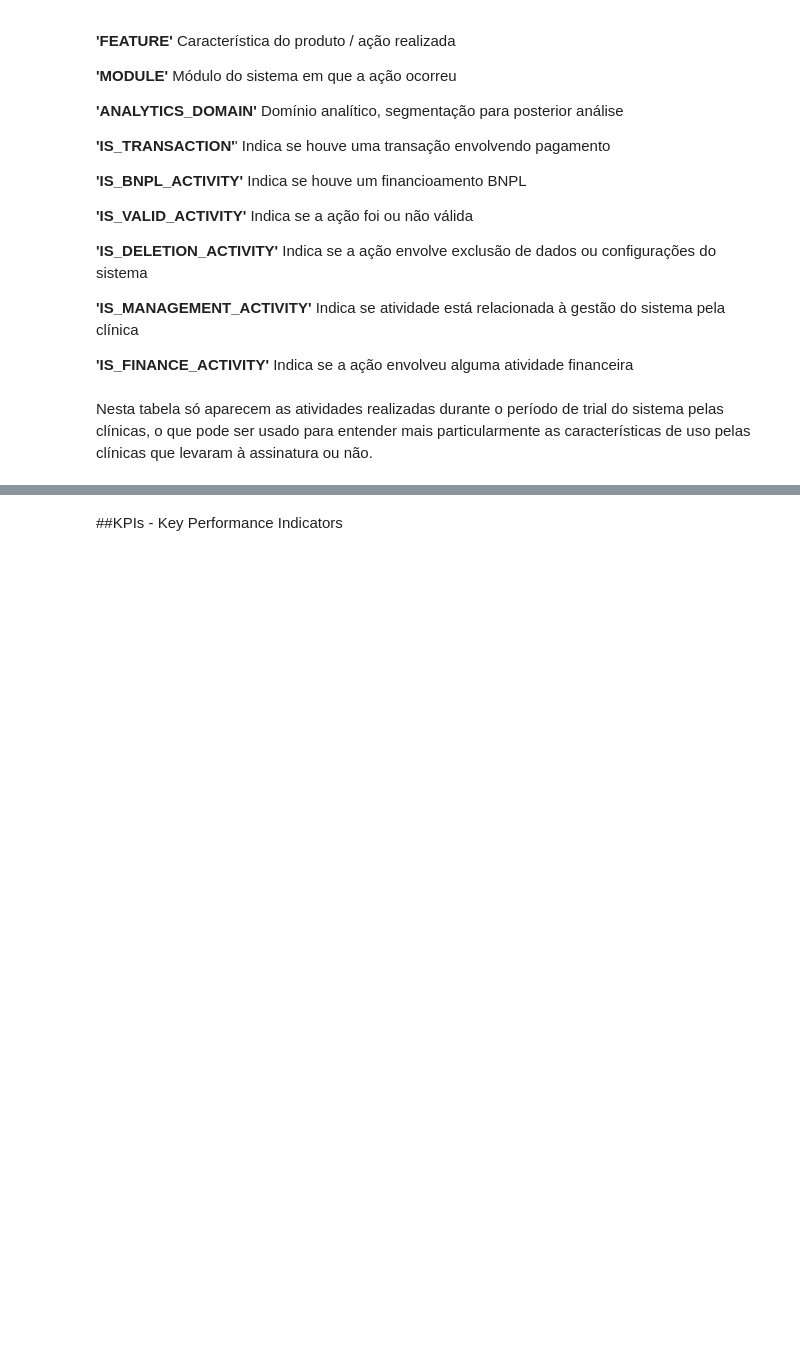
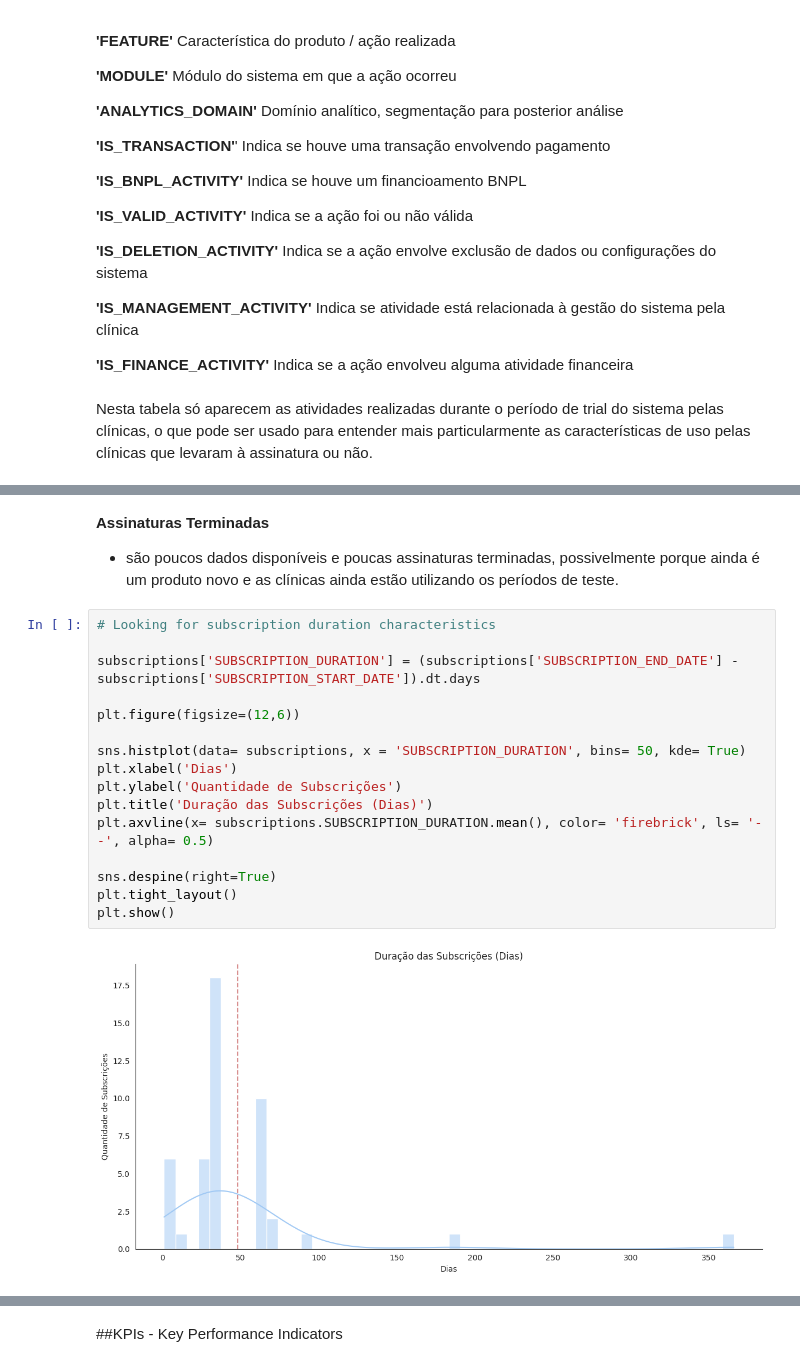
Before and after one commit to BLayus/Case_Saas_Clinicas_Odonto, a Jupyter notebook: Case_2_PED_Clinicas.ipynb, the cells around one changed output, grey strips where cells are left out. Drawn from its saved outputs; the diff is of its cells as text; blank space fills up the shorter version.

```diff
--- a/Case_2_PED_Clinicas.ipynb
+++ b/Case_2_PED_Clinicas.ipynb
@@ -270,0 +400,22 @@ Nesta tabela só aparecem as atividades realizadas durante o período de trial d
+# %% [markdown]
+**Assinaturas Terminadas**
+
+  * são poucos dados disponíveis e poucas assinaturas terminadas, possivelmente porque ainda é um produto novo e as clínicas ainda estão utilizando os períodos de teste.
+# %%
+# Looking for subscription duration characteristics
+
+subscriptions['SUBSCRIPTION_DURATION'] = (subscriptions['SUBSCRIPTION_END_DATE'] - subscriptions['SUBSCRIPTION_START_DATE']).dt.days
+
+plt.figure(figsize=(12,6))
+
+sns.histplot(data= subscriptions, x = 'SUBSCRIPTION_DURATION', bins= 50, kde= True)
+plt.xlabel('Dias')
+plt.ylabel('Quantidade de Subscrições')
+plt.title('Duração das Subscrições (Dias)')
+plt.axvline(x= subscriptions.SUBSCRIPTION_DURATION.mean(), color= 'firebrick', ls= '--', alpha= 0.5)
+
+sns.despine(right=True)
+plt.tight_layout()
+plt.show()
+# %% [output]
+[figure, added]
```
Also changed, not shown: parts of 78 cells of this notebook.
